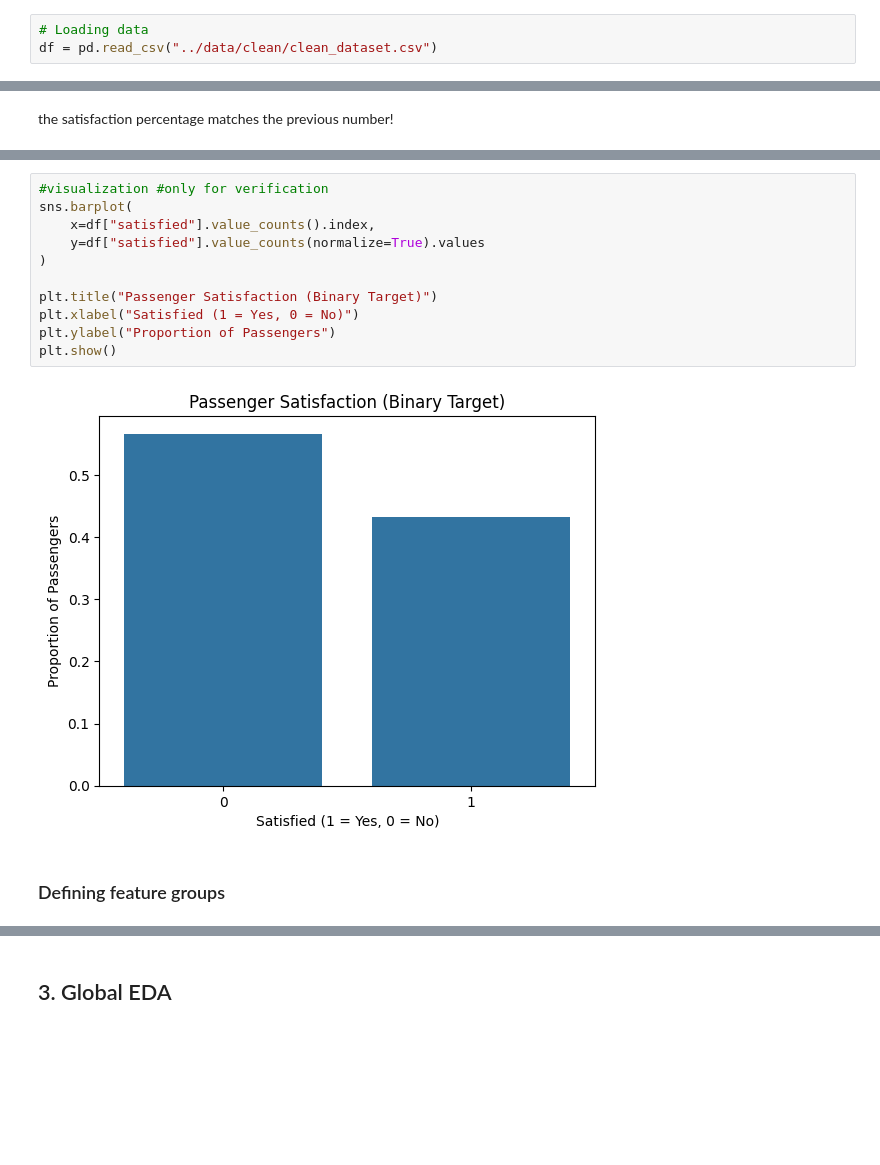
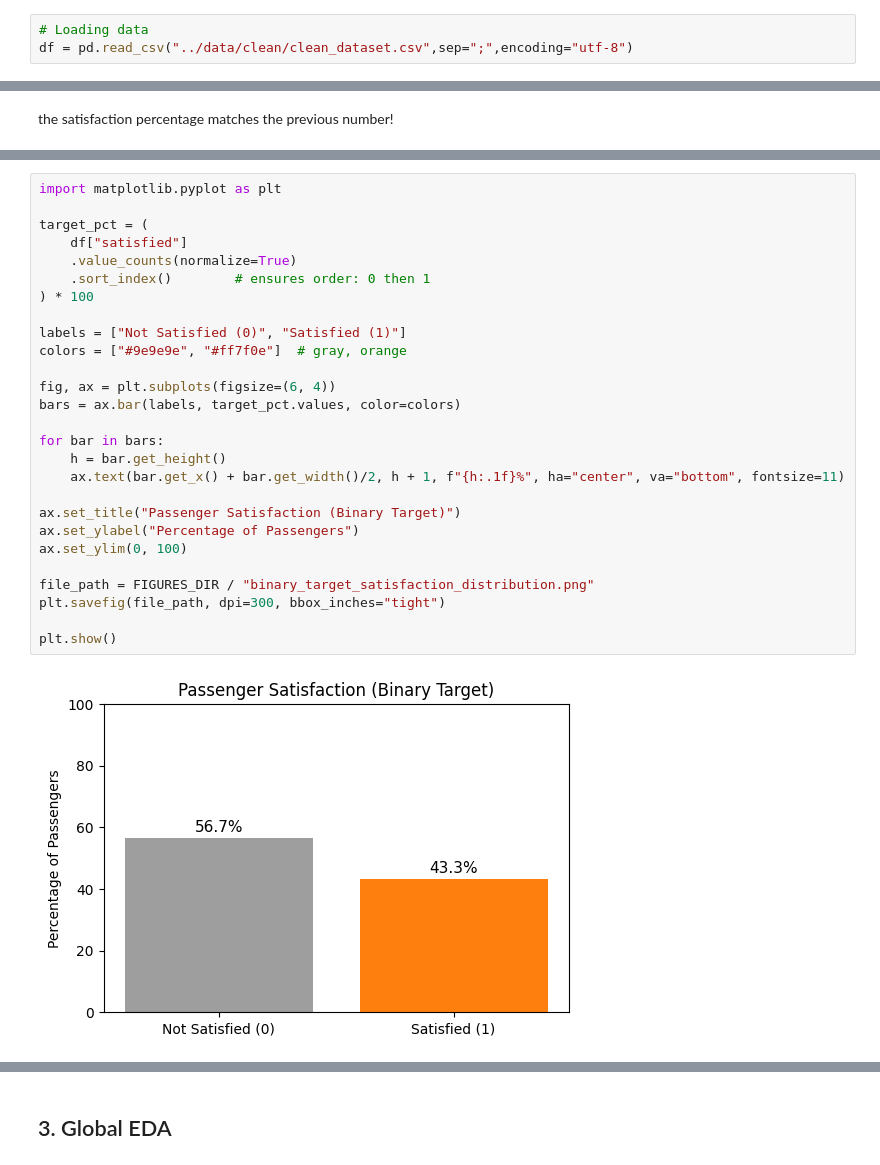
Before and after one commit to ghazal-hassanzadeh/Airline_Passenger_Satisfaction_Project, a Jupyter notebook: notebooks/EDA.ipynb, the cells around one changed output, grey strips where cells are left out. Cells and saved outputs as stored; diff of their text form; blank space fills up the shorter version.

```diff
--- a/notebooks/EDA.ipynb
+++ b/notebooks/EDA.ipynb
@@ -10,7 +10,7 @@ import matplotlib.pyplot as plt
 import seaborn as sns
 # %%
 # Loading data
-df = pd.read_csv("../data/clean/clean_dataset.csv")
+df = pd.read_csv("../data/clean/clean_dataset.csv",sep=";",encoding="utf-8")
 # %%
 df.shape
 # %% [output]
@@ -130,15 +210,29 @@ the satisfaction percentage matches the previous number!
 # %%
-#visualization #only for verification
-sns.barplot(
-    x=df["satisfied"].value_counts().index,
-    y=df["satisfied"].value_counts(normalize=True).values
-)
+import matplotlib.pyplot as plt
 
-plt.title("Passenger Satisfaction (Binary Target)")
-plt.xlabel("Satisfied (1 = Yes, 0 = No)")
-plt.ylabel("Proportion of Passengers")
+target_pct = (
+    df["satisfied"]
+    .value_counts(normalize=True)
+    .sort_index()        # ensures order: 0 then 1
+) * 100
+
+labels = ["Not Satisfied (0)", "Satisfied (1)"]
+colors = ["#9e9e9e", "#ff7f0e"]  # gray, orange
+
+fig, ax = plt.subplots(figsize=(6, 4))
+bars = ax.bar(labels, target_pct.values, color=colors)
+
+for bar in bars:
+    h = bar.get_height()
+    ax.text(bar.get_x() + bar.get_width()/2, h + 1, f"{h:.1f}%", ha="center", va="bottom", fontsize=11)
+
+ax.set_title("Passenger Satisfaction (Binary Target)")
+ax.set_ylabel("Percentage of Passengers")
+ax.set_ylim(0, 100)
+
+file_path = FIGURES_DIR / "binary_target_satisfaction_distribution.png"
+plt.savefig(file_path, dpi=300, bbox_inches="tight")
+
 plt.show()
 # %% [output]
-[figure, old version]
+[figure, new version]
-# %% [markdown]
-### Defining feature groups
```
Also changed, not shown: parts of 70 cells of this notebook, 3 other files.
